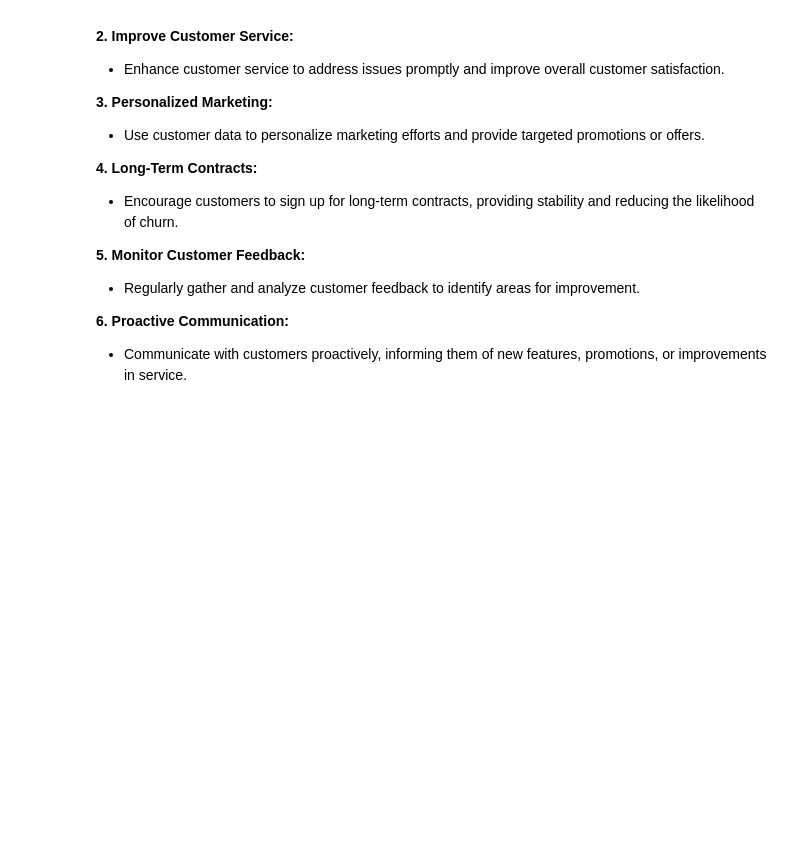
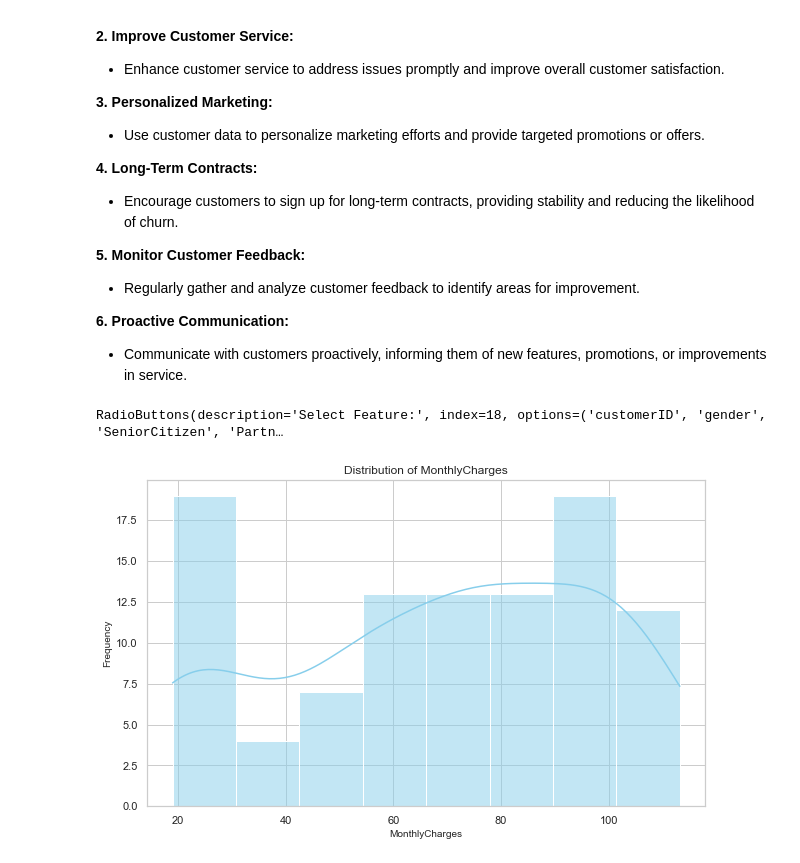
Before and after one commit to kjcho92/projects, a Jupyter notebook: aznb/Telco-Customer-Churn.ipynb, the cells around one changed output. Saved outputs shown, nothing was run; the diff lists cells and outputs as text; code cells hidden in the pictures; blank space fills up the shorter version.

```diff
--- a/aznb/Telco-Customer-Churn.ipynb
+++ b/aznb/Telco-Customer-Churn.ipynb
@@ -231,3 +231,54 @@ Preventing customer churn involves understanding the factors that contribute to
 
 **6. Proactive Communication:**
 - Communicate with customers proactively, informing them of new features, promotions, or improvements in service.
+# %%
+import pandas as pd
+import matplotlib.pyplot as plt
+import seaborn as sns
+import ipywidgets as widgets
+from IPython.display import display, HTML, clear_output
+import mpld3
+
+# URL of the CSV file
+url = 'https://raw.githubusercontent.com/kjcho92/projects/master/aznb/data/Telco-Customer-Churn.csv'
+
+# Read the CSV file into a DataFrame
+df = pd.read_csv(url)
+
+# Set the style for seaborn
+sns.set(style="whitegrid")
+
+# Widget: Select Feature for Histogram
+feature_radio = widgets.RadioButtons(
+    options=df.columns,
+    value='MonthlyCharges',
+    description='Select Feature:'
+)
+
+# Function to update the plot based on the selected feature
+def update_plot(selected_feature):
+    plt.figure(figsize=(10, 6))
+
+    sns.histplot(x=selected_feature, data=df, kde=True, color='skyblue')
+    plt.title(f'Distribution of {selected_feature}')
+    plt.xlabel(selected_feature)
+    plt.ylabel('Frequency')
+
+    # Convert the Matplotlib plot to HTML using mpld3
+    html_content = mpld3.fig_to_html(plt.gcf())
+
+    clear_output(wait=True)
+    display(feature_radio)
+    # display(HTML(html_content))
+
+# Display the radio button widget
+display(feature_radio)
+
+# Update the plot initially
+update_plot(feature_radio.value)
+
+# Attach the observer function to the radio button widget
+feature_radio.observe(lambda change: update_plot(change.new), names='value')
+# %% [output]
+RadioButtons(description='Select Feature:', index=18, options=('customerID', 'gender', 'SeniorCitizen', 'Partn…
+[figure, added]
```
Also changed, not shown: parts of 1 cell of this notebook.
